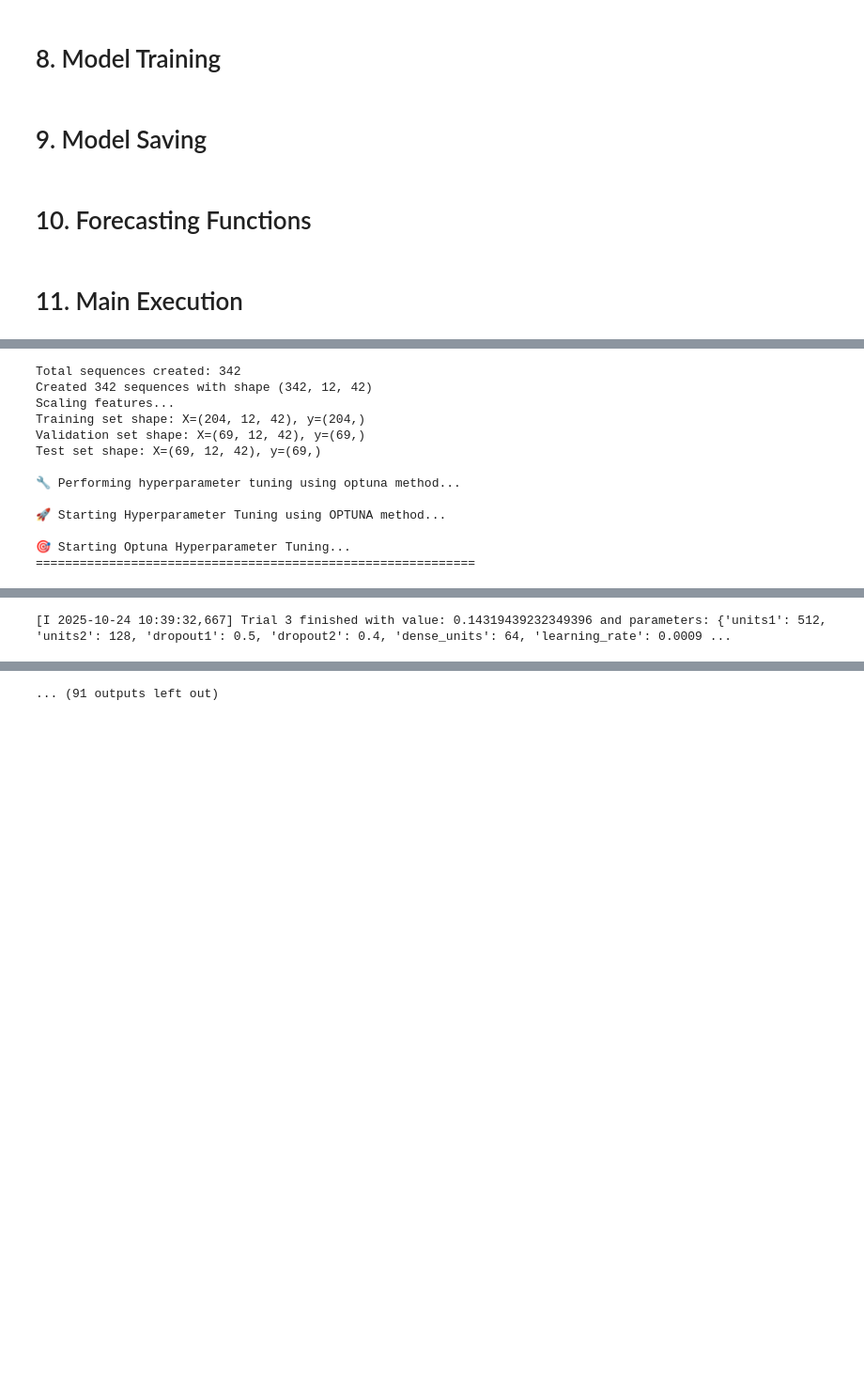
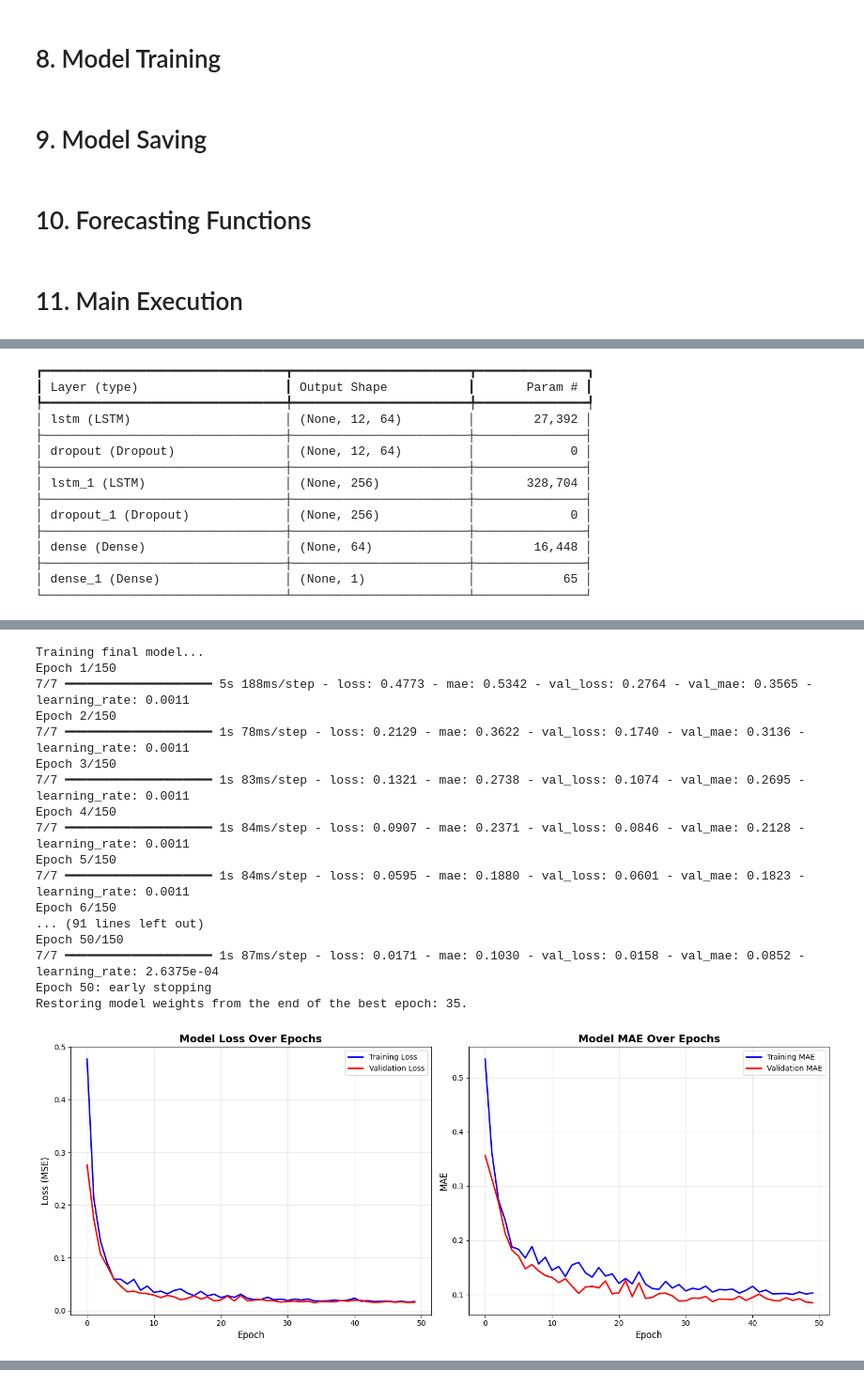
Before and after one commit to vimesh630/Spice_Price_Prediction_VERGER, a Jupyter notebook: Quillings_Forecasting_By_LSTM.ipynb, the cells around one changed output, grey strips where cells are left out. Shown at 94% size. Drawn from its saved outputs; the diff is of its cells as text; code cells hidden in the pictures; blank space fills up the shorter version.

```diff
--- a/Quillings_Forecasting_By_LSTM.ipynb
+++ b/Quillings_Forecasting_By_LSTM.ipynb
@@ -385,15 +385,15 @@ class HyperparameterTuner:
 
         for i in range(n_trials):
             params = {
-                'units1': np.random.choice([64, 128, 256, 512]),
-                'units2': np.random.choice([32, 64, 128, 256]),
-                'dropout1': np.random.uniform(0.1, 0.5),
-                'dropout2': np.random.uniform(0.1, 0.5),
-                'dense_units': np.random.choice([16, 32, 64, 128]),
-                'learning_rate': 10 ** np.random.uniform(-4, -2),
-                'layer_type': np.random.choice(['LSTM', 'GRU']),
-                'use_batch_norm': np.random.choice([True, False]),
-                'optimizer': np.random.choice(['adam', 'rmsprop'])
+                'units1': int(np.random.choice([64, 128, 256, 512])),
+                'units2': int(np.random.choice([32, 64, 128, 256])),
+                'dropout1': float(np.random.uniform(0.1, 0.5)),
+                'dropout2': float(np.random.uniform(0.1, 0.5)),
+                'dense_units': int(np.random.choice([16, 32, 64, 128])),
+                'learning_rate': float(10 ** np.random.uniform(-4, -2)),
+                'layer_type': str(np.random.choice(['LSTM', 'GRU'])),
+                'use_batch_norm': bool(np.random.choice([True, False])),
+                'optimizer': str(np.random.choice(['adam', 'rmsprop']))
             }
 
             try:
@@ -929,7 +929,7 @@ if __name__ == "__main__":
 
     DATA_PATH = 'C:/VERGER/Spice_Price_Prediction/Cinnamon/Datasets/Quillings_Dataset.csv'
     USE_HYPERPARAMETER_TUNING = True
-    TUNING_METHOD = 'optuna'  # Options: 'optuna', 'random'
+    TUNING_METHOD = 'random'  # Options: 'optuna', 'random'
     N_TUNING_TRIALS = 100
 
     # Step 1: Load and prepare data
@@ -1038,13 +1040,15 @@ Preparing sequences...
-Total sequences created: 342
-Created 342 sequences with shape (342, 12, 42)
-Scaling features...
-Training set shape: X=(204, 12, 42), y=(204,)
-Validation set shape: X=(69, 12, 42), y=(69,)
-Test set shape: X=(69, 12, 42), y=(69,)
-
-🔧 Performing hyperparameter tuning using optuna method...
-
-🚀 Starting Hyperparameter Tuning using OPTUNA method...
-
-🎯 Starting Optuna Hyperparameter Tuning...
-============================================================
+┏━━━━━━━━━━━━━━━━━━━━━━━━━━━━━━━━━┳━━━━━━━━━━━━━━━━━━━━━━━━┳━━━━━━━━━━━━━━━┓
+┃ Layer (type)                    ┃ Output Shape           ┃       Param # ┃
+┡━━━━━━━━━━━━━━━━━━━━━━━━━━━━━━━━━╇━━━━━━━━━━━━━━━━━━━━━━━━╇━━━━━━━━━━━━━━━┩
+│ lstm (LSTM)                     │ (None, 12, 64)         │        27,392 │
+├─────────────────────────────────┼────────────────────────┼───────────────┤
+│ dropout (Dropout)               │ (None, 12, 64)         │             0 │
+├─────────────────────────────────┼────────────────────────┼───────────────┤
+│ lstm_1 (LSTM)                   │ (None, 256)            │       328,704 │
+├─────────────────────────────────┼────────────────────────┼───────────────┤
+│ dropout_1 (Dropout)             │ (None, 256)            │             0 │
+├─────────────────────────────────┼────────────────────────┼───────────────┤
+│ dense (Dense)                   │ (None, 64)             │        16,448 │
+├─────────────────────────────────┼────────────────────────┼───────────────┤
+│ dense_1 (Dense)                 │ (None, 1)              │            65 │
+└─────────────────────────────────┴────────────────────────┴───────────────┘
@@ -1054 +1058,18 @@ Test set shape: X=(69, 12, 42), y=(69,)
-[I 2025-10-24 10:39:32,667] Trial 3 finished with value: 0.14319439232349396 and parameters: {'units1': 512, 'units2': 128, 'dropout1': 0.5, 'dropout2': 0.4, 'dense_units': 64, 'learning_rate': 0.0009 ...
+Training final model...
+Epoch 1/150
+7/7 ━━━━━━━━━━━━━━━━━━━━ 5s 188ms/step - loss: 0.4773 - mae: 0.5342 - val_loss: 0.2764 - val_mae: 0.3565 - learning_rate: 0.0011
+Epoch 2/150
+7/7 ━━━━━━━━━━━━━━━━━━━━ 1s 78ms/step - loss: 0.2129 - mae: 0.3622 - val_loss: 0.1740 - val_mae: 0.3136 - learning_rate: 0.0011
+Epoch 3/150
+7/7 ━━━━━━━━━━━━━━━━━━━━ 1s 83ms/step - loss: 0.1321 - mae: 0.2738 - val_loss: 0.1074 - val_mae: 0.2695 - learning_rate: 0.0011
+Epoch 4/150
+7/7 ━━━━━━━━━━━━━━━━━━━━ 1s 84ms/step - loss: 0.0907 - mae: 0.2371 - val_loss: 0.0846 - val_mae: 0.2128 - learning_rate: 0.0011
+Epoch 5/150
+7/7 ━━━━━━━━━━━━━━━━━━━━ 1s 84ms/step - loss: 0.0595 - mae: 0.1880 - val_loss: 0.0601 - val_mae: 0.1823 - learning_rate: 0.0011
+Epoch 6/150
+... (91 lines left out)
+Epoch 50/150
+7/7 ━━━━━━━━━━━━━━━━━━━━ 1s 87ms/step - loss: 0.0171 - mae: 0.1030 - val_loss: 0.0158 - val_mae: 0.0852 - learning_rate: 2.6375e-04
+Epoch 50: early stopping
+Restoring model weights from the end of the best epoch: 35.
+[figure, added]
@@ -1056 +1076,0 @@ Test set shape: X=(69, 12, 42), y=(69,)
-... (91 outputs left out)
```
Also changed, not shown: parts of 1 cell of this notebook.
